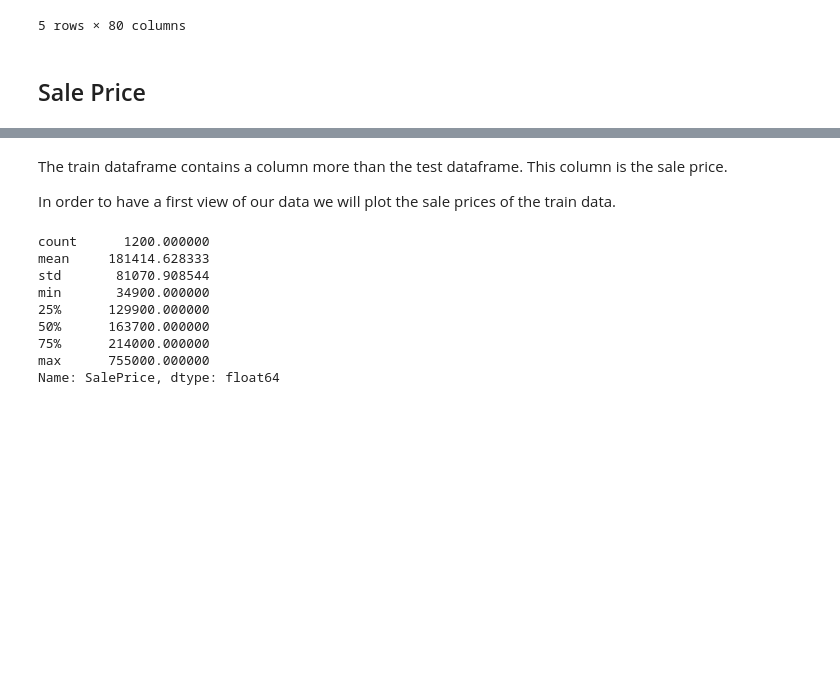
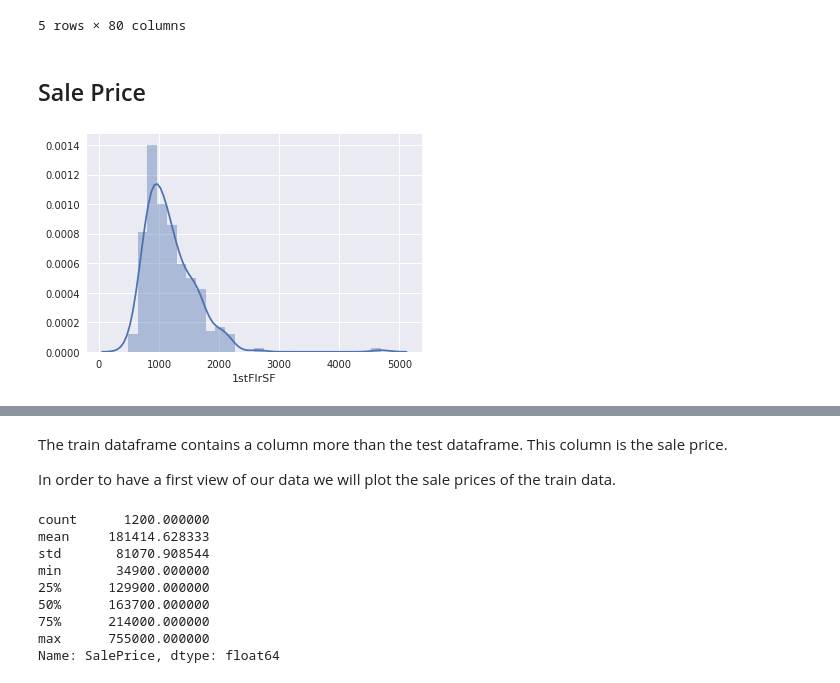
Before and after one commit to raphaelavalos/aml-lab, a Jupyter notebook: challenge/challenge.ipynb, the cells around one changed output, grey strips where cells are left out. Cells and saved outputs as stored; diff of their text form; code cells hidden in the pictures; blank space fills up the shorter version.

```diff
--- a/challenge/challenge.ipynb
+++ b/challenge/challenge.ipynb
@@ -198,3 +198,7 @@ df_test.head()
 5 rows × 80 columns
 # %% [markdown]
 ## Sale Price
+# %%
+sns.distplot(df_test['1stFlrSF']);
+# %% [output]
+[figure, added]
```
Also changed, not shown: parts of 2 cells of this notebook, 3 other files.
